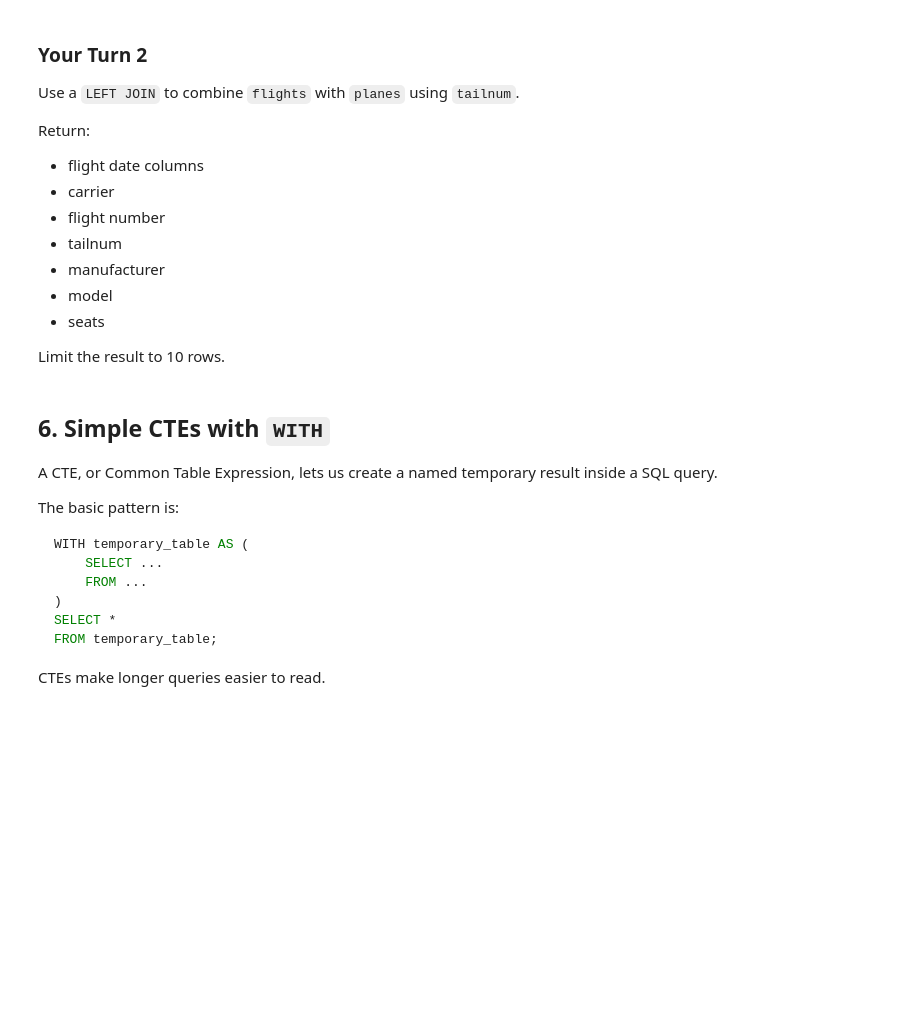
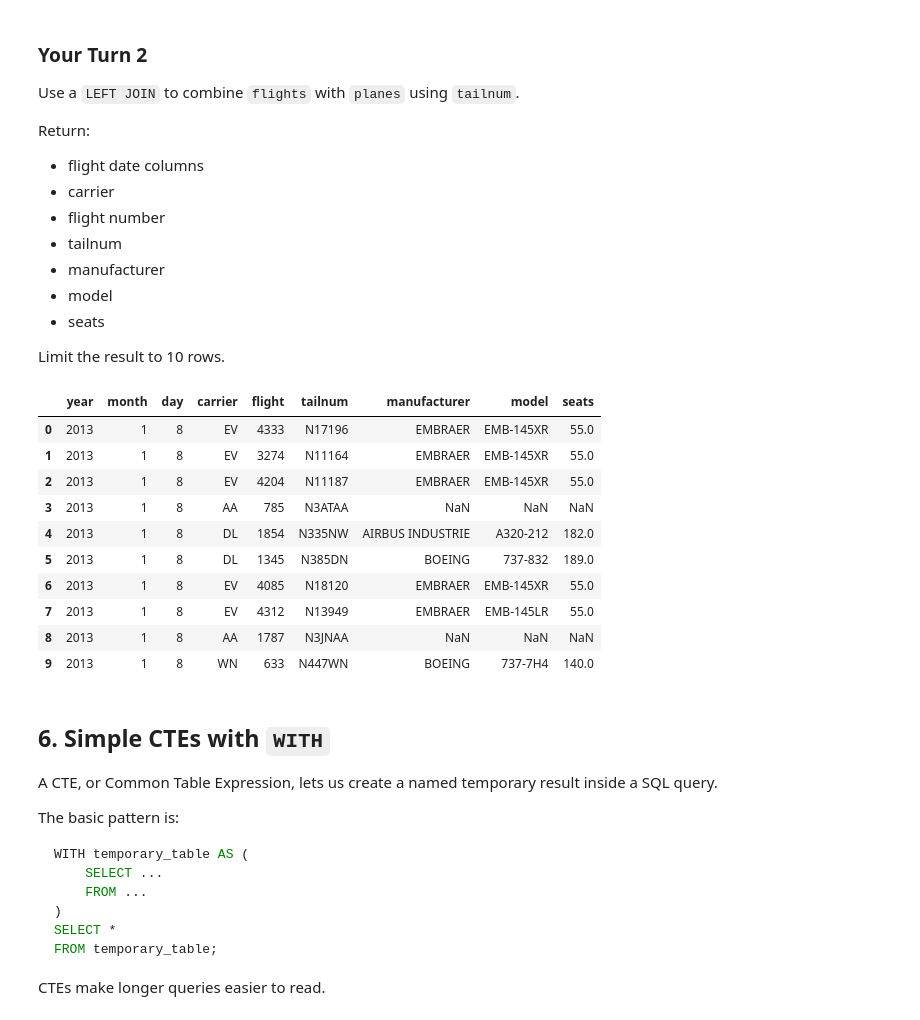
Before and after one commit to alexM200310/ban6003-week9-10-alejandro_mugica, a Jupyter notebook: notebooks/module10_sql_joins_abt_guided_lab.ipynb, the cells around one changed output. Saved outputs shown, nothing was run; the diff lists cells and outputs as text; code cells hidden in the pictures; blank space fills up the shorter version.

```diff
--- a/notebooks/module10_sql_joins_abt_guided_lab.ipynb
+++ b/notebooks/module10_sql_joins_abt_guided_lab.ipynb
@@ -351,11 +426,38 @@ Limit the result to 10 rows.
 # %%
 # Your Turn 2
 
 query = '''
-
+select
+  f.year,
+  f.month,
+  f.day,
+  f.carrier,
+  f.flight,
+  f.tailnum,
+  p.manufacturer,
+  p.model,
+  p.seats
+from
+  flights as f
+left join
+  planes as p
+  on p.tailnum = f.tailnum
+limit 10
 '''
 
 run_query(query, engine)
+# %% [output]
+|  | year | month | day | carrier | flight | tailnum | manufacturer | model | seats |
+| 0 | 2013 | 1 | 8 | EV | 4333 | N17196 | EMBRAER | EMB-145XR | 55.0 |
+| 1 | 2013 | 1 | 8 | EV | 3274 | N11164 | EMBRAER | EMB-145XR | 55.0 |
+| 2 | 2013 | 1 | 8 | EV | 4204 | N11187 | EMBRAER | EMB-145XR | 55.0 |
+| 3 | 2013 | 1 | 8 | AA | 785 | N3ATAA | NaN | NaN | NaN |
+| 4 | 2013 | 1 | 8 | DL | 1854 | N335NW | AIRBUS INDUSTRIE | A320-212 | 182.0 |
+| 5 | 2013 | 1 | 8 | DL | 1345 | N385DN | BOEING | 737-832 | 189.0 |
+| 6 | 2013 | 1 | 8 | EV | 4085 | N18120 | EMBRAER | EMB-145XR | 55.0 |
+| 7 | 2013 | 1 | 8 | EV | 4312 | N13949 | EMBRAER | EMB-145LR | 55.0 |
+| 8 | 2013 | 1 | 8 | AA | 1787 | N3JNAA | NaN | NaN | NaN |
+| 9 | 2013 | 1 | 8 | WN | 633 | N447WN | BOEING | 737-7H4 | 140.0 |
 # %% [markdown]
 ## 6. Simple CTEs with `WITH`
 
```
Also changed, not shown: parts of 33 cells of this notebook.
